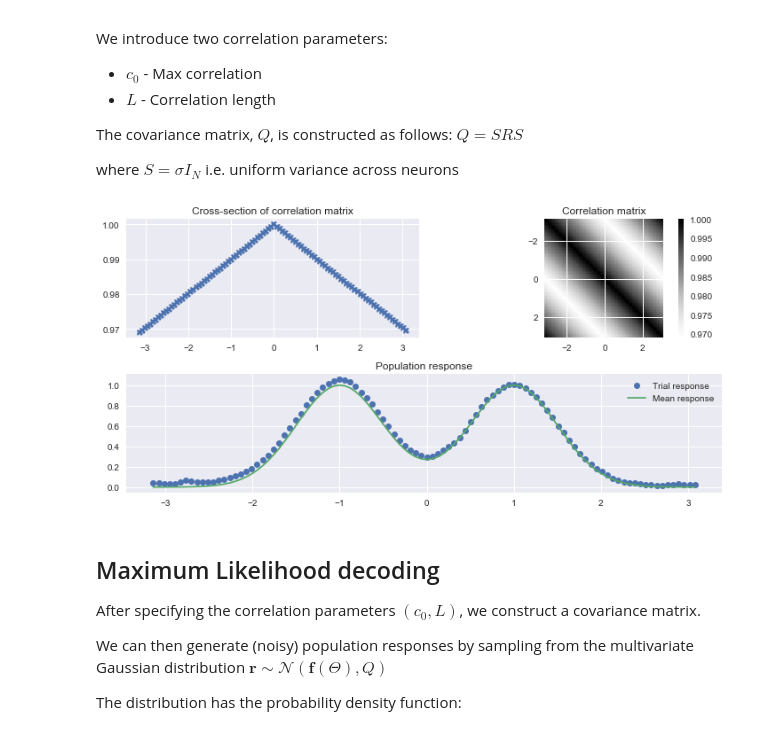
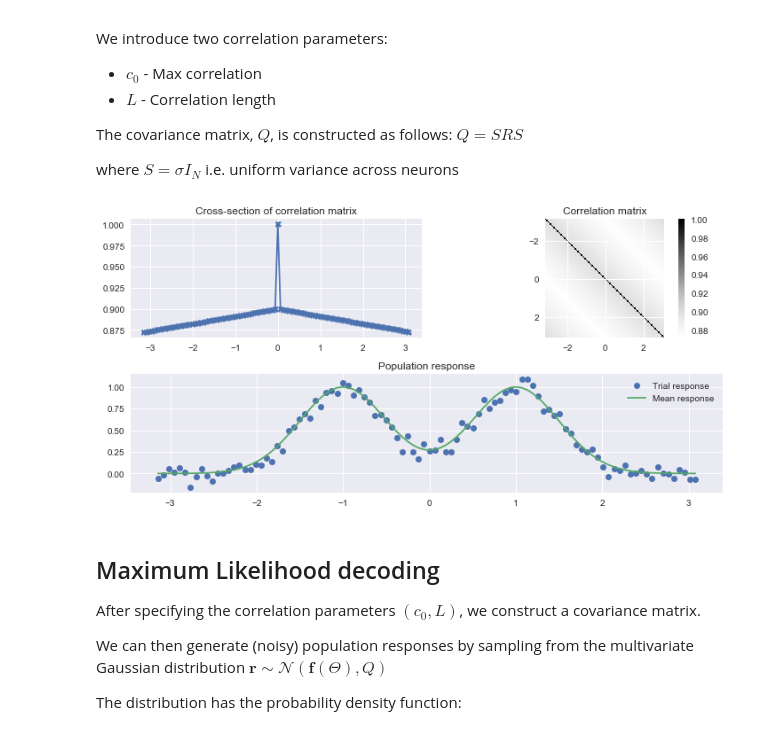
Before and after one commit to dtailor17/neural-population-codes, a Jupyter notebook: noise_correlations.ipynb, the cells around one changed output. Saved outputs shown, nothing was run; the diff lists cells and outputs as text; code cells hidden in the pictures.

```diff
--- a/noise_correlations.ipynb
+++ b/noise_correlations.ipynb
@@ -121,37 +121,37 @@ def construct_cov_matrix(max_corr=1.0, corr_length=0.5):
     return dot(stds_mtx, dot(corr_mtx, stds_mtx))
 # %%
 # Visualisation of correlation matrix
-max_corr = 1.0
+max_corr = 0.9
 corr_length = 100
 
 # Cross-section of correlation matrix
 plt.subplot(221)
 corr_mtx = construct_corr_matrix(max_corr, corr_length)
 plt.plot(PREF_STIMS, corr_mtx[50], '-X')
 plt.title('Cross-section of correlation matrix')
 
 # Correlation matrix
 plt.subplot(222)
 data_coords = [PREF_STIMS[0], PREF_STIMS[-1], PREF_STIMS[-1], PREF_STIMS[0]]
 plt.imshow(corr_mtx, cmap='Greys', extent=data_coords)
 plt.colorbar()
 plt.title('Correlation matrix')
 
 # Population response
 plt.subplot(212)
 # sample population response
 stim = 2.0
 mean_pop_res = tuning_curve_theta(PREF_STIMS, stim)
 cov_mtx = construct_cov_matrix(max_corr, corr_length)
 pop_res = np.random.multivariate_normal(mean_pop_res, cov_mtx)
 plt.plot(PREF_STIMS, pop_res, 'o', label='Trial response')
 plt.plot(PREF_STIMS, mean_pop_res, label='Mean response')
 plt.legend()
 plt.title('Population response')
 
 plt.tight_layout()
 # %% [output]
-[figure, old version]
+[figure, new version]
 # %% [markdown]
 ## Maximum Likelihood decoding
 
```
Also changed, not shown: parts of 9 cells of this notebook, 1 other file.
